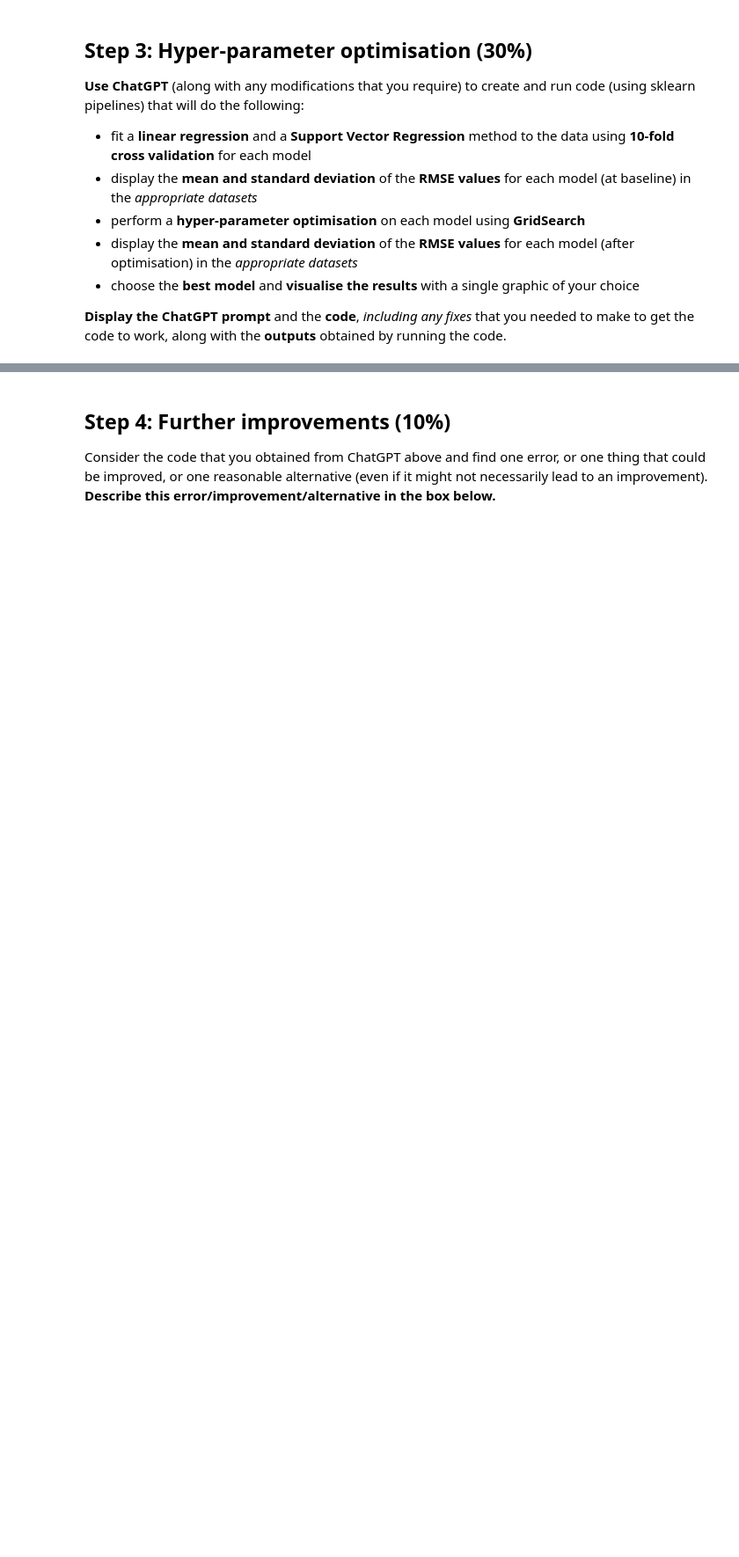
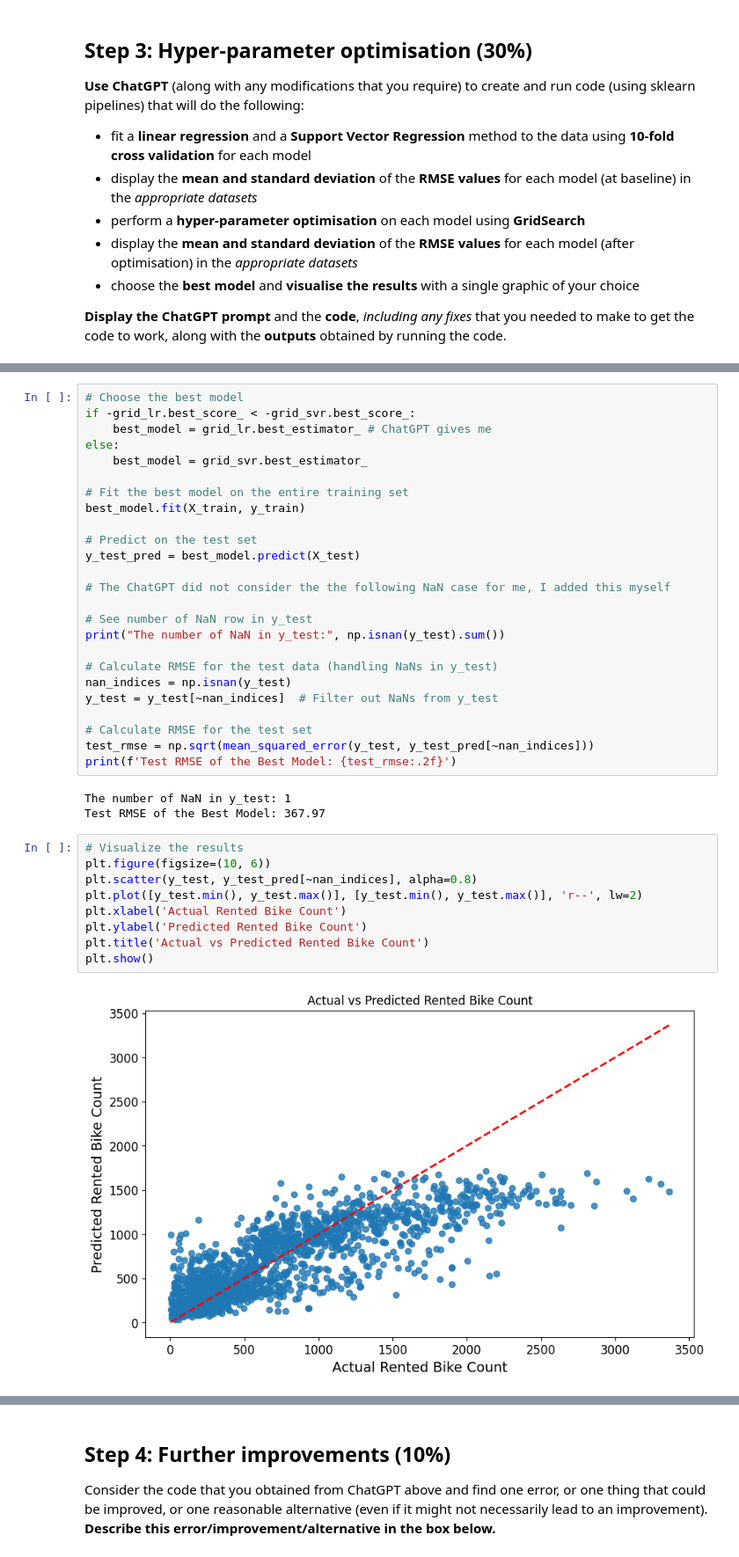
Before and after one commit to billzhao1030/Using_ML_Tools, a Jupyter notebook: Assignment/Assignment 1/A1_a1896243.ipynb, the cells around one changed output, grey strips where cells are left out. Shown at 88% size. Saved outputs shown, nothing was run; the diff lists cells and outputs as text; blank space fills up the shorter version.

```diff
--- a/Assignment/Assignment 1/A1_a1896243.ipynb
+++ b/Assignment/Assignment 1/A1_a1896243.ipynb
@@ -460,0 +618,39 @@ Baseline RMSE: 646.17
+# %%
+# Choose the best model
+if -grid_lr.best_score_ < -grid_svr.best_score_:
+    best_model = grid_lr.best_estimator_ # ChatGPT gives me
+else:
+    best_model = grid_svr.best_estimator_
+
+# Fit the best model on the entire training set
+best_model.fit(X_train, y_train)
+
+# Predict on the test set
+y_test_pred = best_model.predict(X_test)
+
+# The ChatGPT did not consider the the following NaN case for me, I added this myself
+
+# See number of NaN row in y_test
+print("The number of NaN in y_test:", np.isnan(y_test).sum())
+
+# Calculate RMSE for the test data (handling NaNs in y_test)
+nan_indices = np.isnan(y_test)
+y_test = y_test[~nan_indices]  # Filter out NaNs from y_test
+
+# Calculate RMSE for the test set
+test_rmse = np.sqrt(mean_squared_error(y_test, y_test_pred[~nan_indices]))
+print(f'Test RMSE of the Best Model: {test_rmse:.2f}')
+# %% [output]
+The number of NaN in y_test: 1
+Test RMSE of the Best Model: 367.97
+# %%
+# Visualize the results
+plt.figure(figsize=(10, 6))
+plt.scatter(y_test, y_test_pred[~nan_indices], alpha=0.8)
+plt.plot([y_test.min(), y_test.max()], [y_test.min(), y_test.max()], 'r--', lw=2)
+plt.xlabel('Actual Rented Bike Count')
+plt.ylabel('Predicted Rented Bike Count')
+plt.title('Actual vs Predicted Rented Bike Count')
+plt.show()
+# %% [output]
+[figure, added]
```
Also changed, not shown: parts of 18 cells of this notebook, 2 other files.
